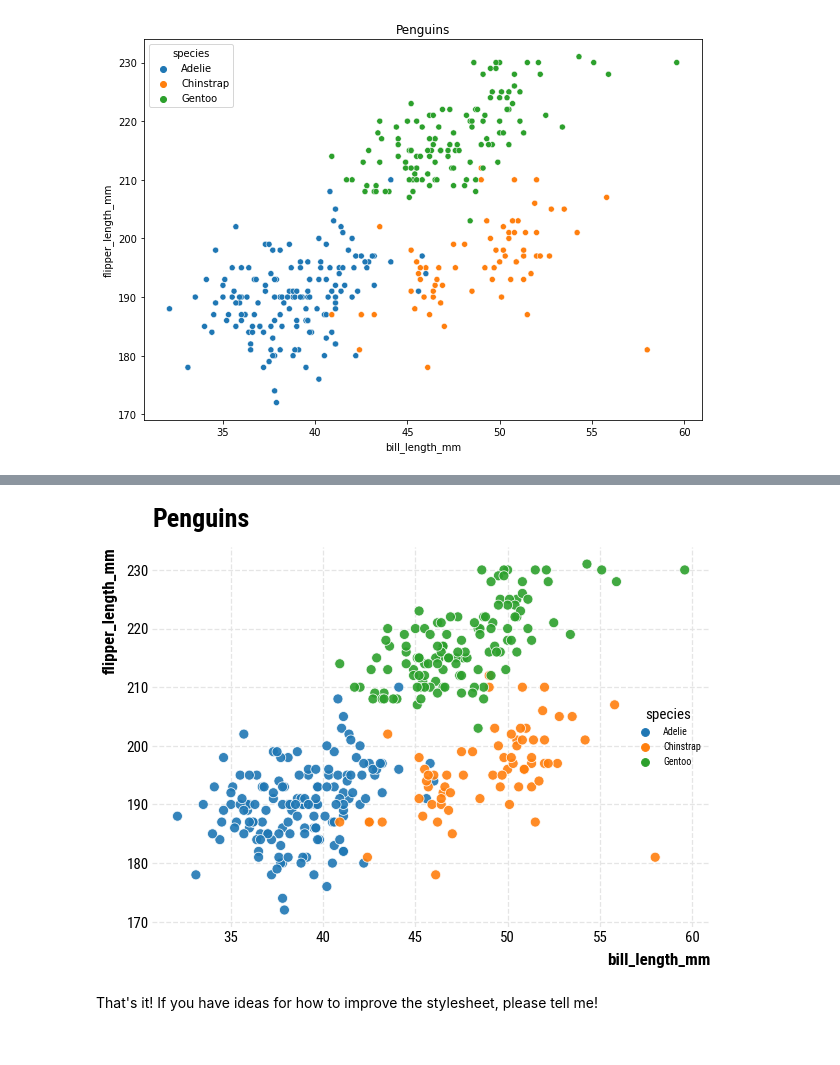
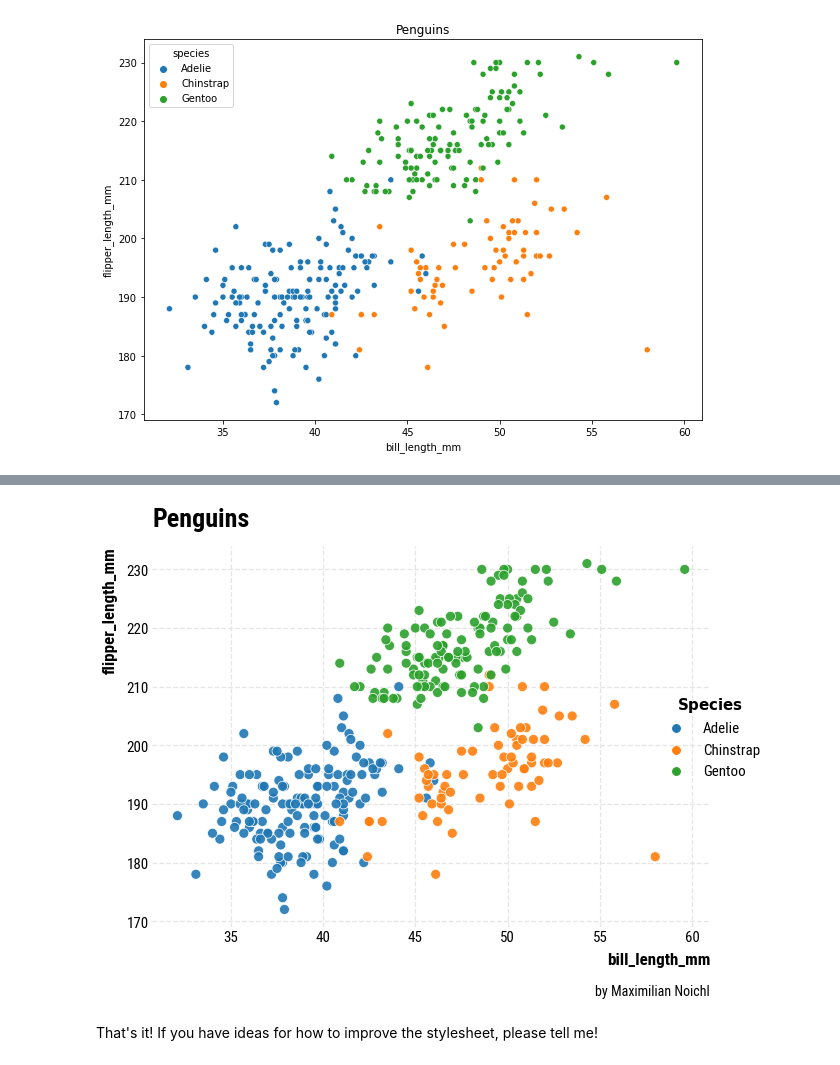
Before and after one commit to MNoichl/opinionated, a Jupyter notebook: build_example_plots.ipynb, the cells around one changed output, grey strips where cells are left out. Drawn from its saved outputs; the diff is of its cells as text; code cells hidden in the pictures.

```diff
--- a/build_example_plots.ipynb
+++ b/build_example_plots.ipynb
@@ -54,22 +62,17 @@ Font saved to: /usr/local/lib/python3.8/dist-packages/opinionated/fonts
 # %%
-# plt.rc('font', family='Roboto Condensed')
-
-
-plt.style.use("opinions_rc")#opinionated/data/opinions_rc.mplstyle")
+plt.style.use("opinions_rc")
 
 f, ax = plt.subplots(figsize=(10, 7))
 
 sns.scatterplot(x="bill_length_mm", y="flipper_length_mm", hue='species', data=penguins,
-                s=100, alpha=0.9            )
+                s=100, alpha=0.9)
 
 ax.set_title('Penguins')
-# opinionated.add_legend('Species')
-# opinionated.add_attribution('by Maximilian Noichl')
+opinionated.add_legend(ax,'Species')
+opinionated.add_attribution(ax,'by Maximilian Noichl')
 
-
-
-plt.savefig('gdrive/MyDrive/opinionated/img/opinions_rc_example.png',bbox_inches='tight',dpi =400, transparent=False)
+plt.savefig('img/opinions_rc_example.png',bbox_inches='tight',dpi =400, transparent=False)
 # %% [output]
-[figure, old version]
+[figure, new version]
 # %% [markdown]
 That's it! If you have ideas for how to improve the stylesheet, please tell me!
```
Also changed, not shown: parts of 8 cells of this notebook, 6 other files.
